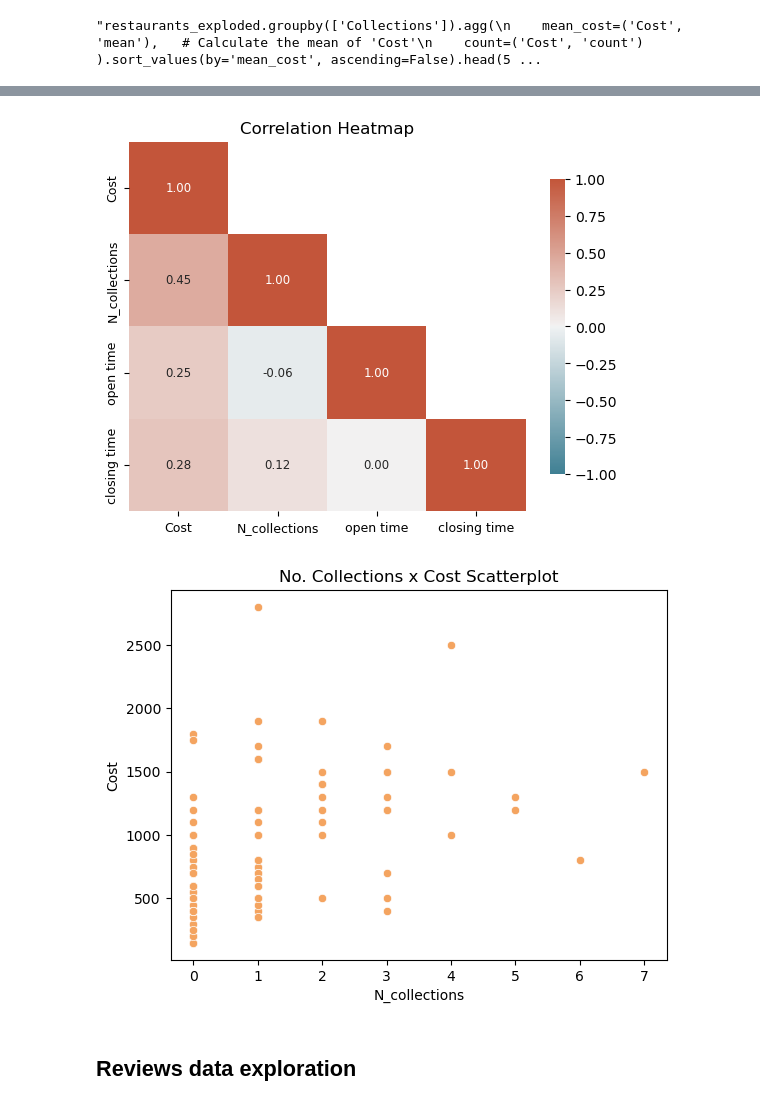
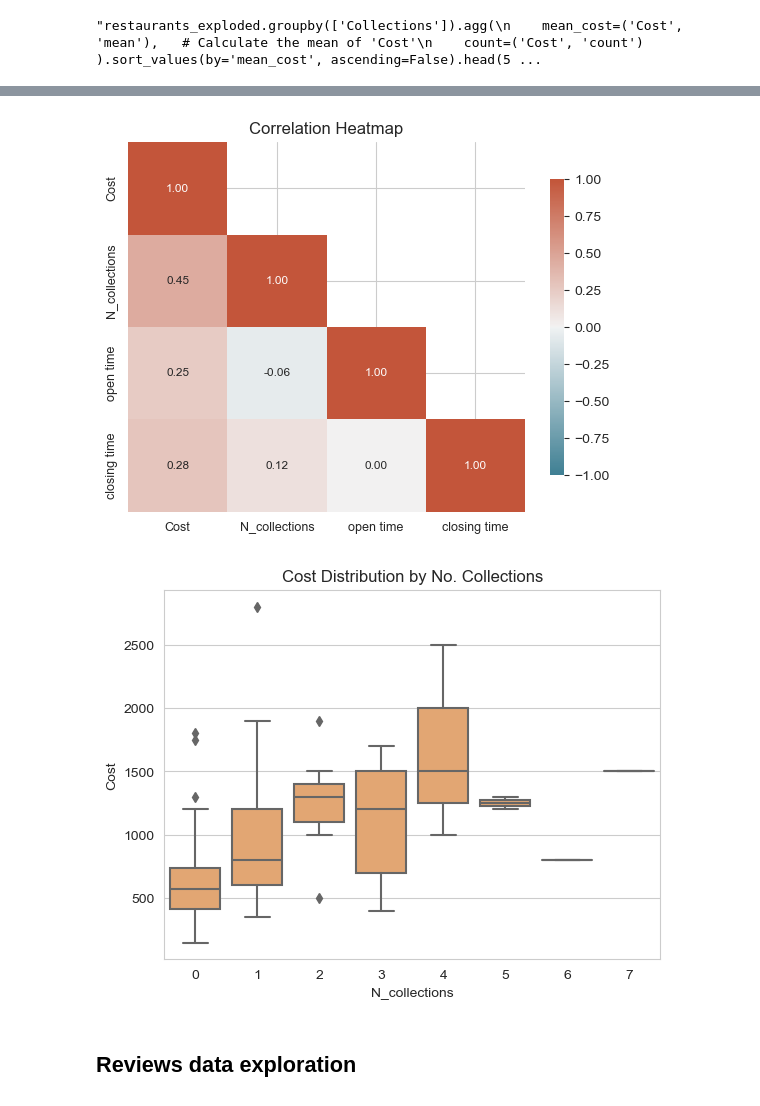
Before and after one commit to miguel-s-nascimento/TM_Project, a Jupyter notebook: exploration.ipynb, the cells around one changed output, grey strips where cells are left out. Cells and saved outputs as stored; diff of their text form; code cells hidden in the pictures.

```diff
--- a/exploration.ipynb
+++ b/exploration.ipynb
@@ -39,6 +39,7 @@ import pandas as pd
 import numpy as np
 import matplotlib.pyplot as plt
 import seaborn as sns
+sns.set_style('whitegrid')
 
 from utils import *
 
@@ -122,12 +143,12 @@ plot_top10_bar(collections_exploded)
 # %%
 plot_heatmap(restaurants)
 # %% [output]
-[figure, old version]
+[figure, new version]
 # %%
-sns.scatterplot(restaurants, x='N_collections', y='Cost', c='sandybrown').set_title('No. Collections x Cost Scatterplot')
+sns.boxplot(restaurants, x='N_collections', y='Cost', color='sandybrown').set_title('Cost Distribution by No. Collections')
 plt.show()
 # %% [output]
-[figure, old version]
+[figure, new version]
 # %% [markdown]
 ## Reviews data exploration
 # %%
```
Also changed, not shown: parts of 11 cells of this notebook.
